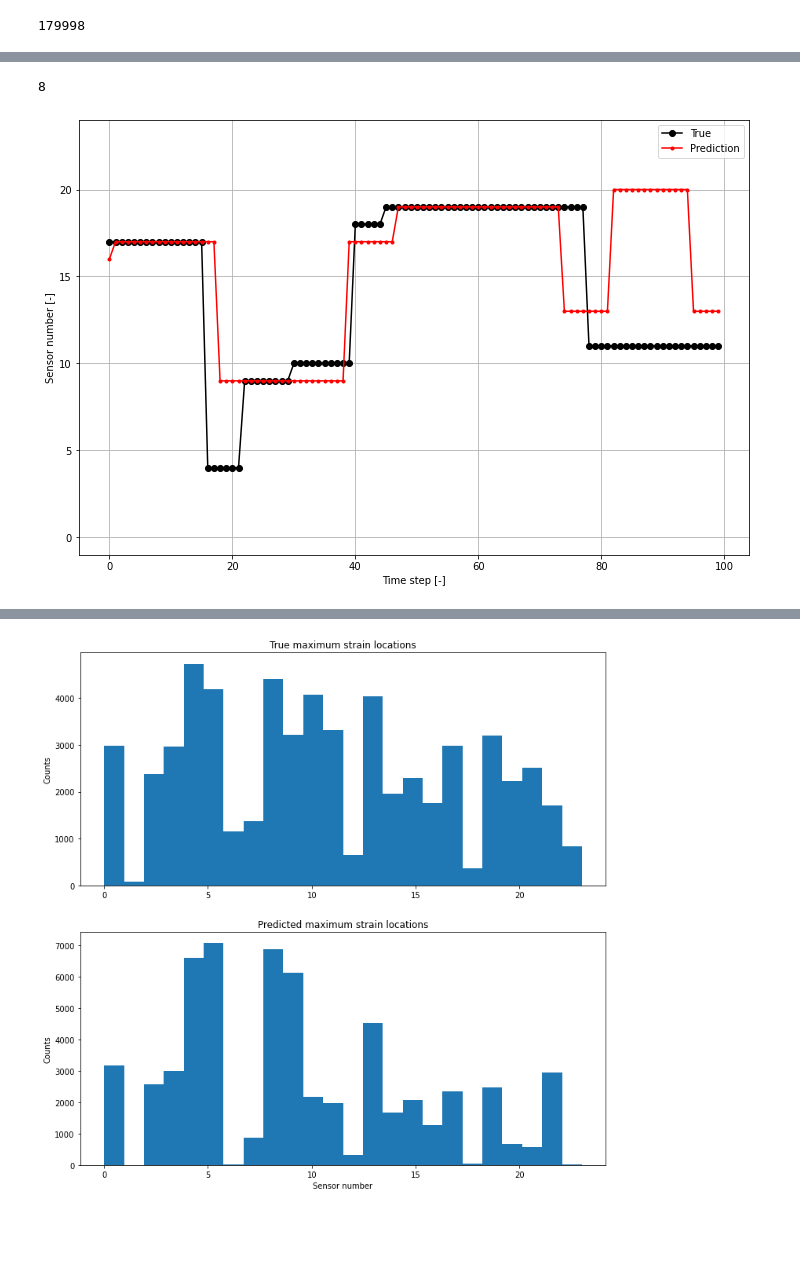
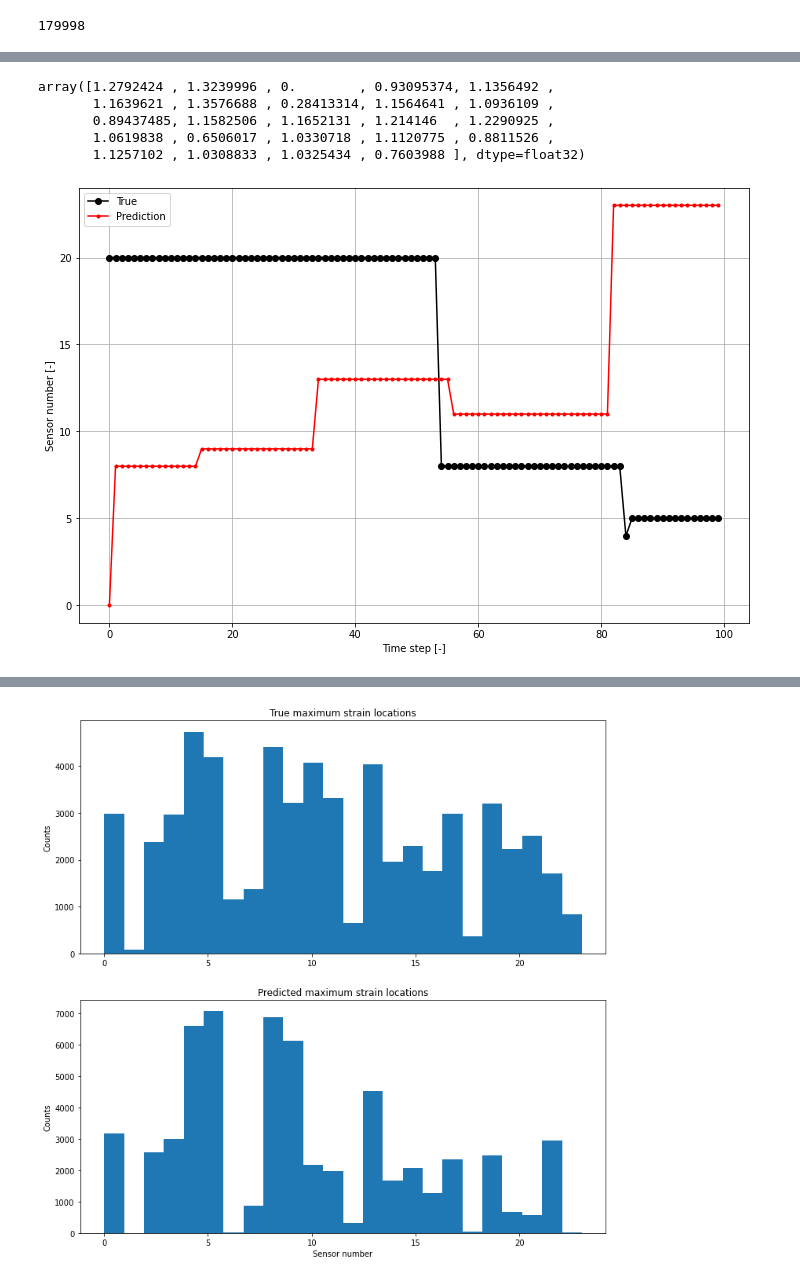
Before and after one commit to MartinLieber/VIV_prediction, a Jupyter notebook: Stress_prediction_RNN.ipynb, the cells around one changed output, grey strips where cells are left out. Saved outputs shown, nothing was run; the diff lists cells and outputs as text; code cells hidden in the pictures; blank space fills up the shorter version.

Commit message:
added regression version here

```diff
--- a/Stress_prediction_RNN.ipynb
+++ b/Stress_prediction_RNN.ipynb
@@ -160,0 +141,15 @@ _________________________________________________________________
+# %%
+# Regression
+model = Sequential(name='LSTM')
+model.add(LSTM(
+    units=100,
+    batch_input_shape=(None,X.shape[1],n_features),
+    return_sequences=True,
+    dropout=0,
+    recurrent_dropout=0))
+model.add(Dense(50,activation='relu'))
+model.add(Dropout(0))
+model.add(Dense(n_outputs, activation='relu'))
+
+model.summary()
+model.compile(optimizer="Adam", loss="MeanSquaredError")
@@ -189,24 +195,28 @@ INFO:tensorflow:Assets written to: RNN_01\assets
+# %%
+y_pred[0,0,:]
+# %% [output]
+array([1.2792424 , 1.3239996 , 0.        , 0.93095374, 1.1356492 ,
+       1.1639621 , 1.3576688 , 0.28413314, 1.1564641 , 1.0936109 ,
+       0.89437485, 1.1582506 , 1.1652131 , 1.214146  , 1.2290925 ,
+       1.0619838 , 0.6506017 , 1.0330718 , 1.1120775 , 0.8811526 ,
+       1.1257102 , 1.0308833 , 1.0325434 , 0.7603988 ], dtype=float32)
 # %%
 y_pred = model.predict(X_test)
-y_pred=y_pred.argmax(axis=2)
+#y_pred=y_pred.argmax(axis=2)
-# %%
-y_pred[0,0]
-# %% [output]
-8
 # %%
-n = 3
+n = 6
 plt.figure(figsize=(12,8))
 plt.plot(y_test[n,:],'ko-',label='True')
 plt.plot(y_pred[n,:],'r.-',label='Prediction')
 
 plt.legend()
 plt.grid()
 plt.ylim([-1,24])
 plt.ylabel('Sensor number [-]')
 plt.xlabel('Time step [-]')
 plt.show()
 # %% [output]
-[figure, old version]
+[figure, new version]
 # %%
 from sklearn.metrics import confusion_matrix
 
```
Also changed, not shown: parts of 7 cells of this notebook.
